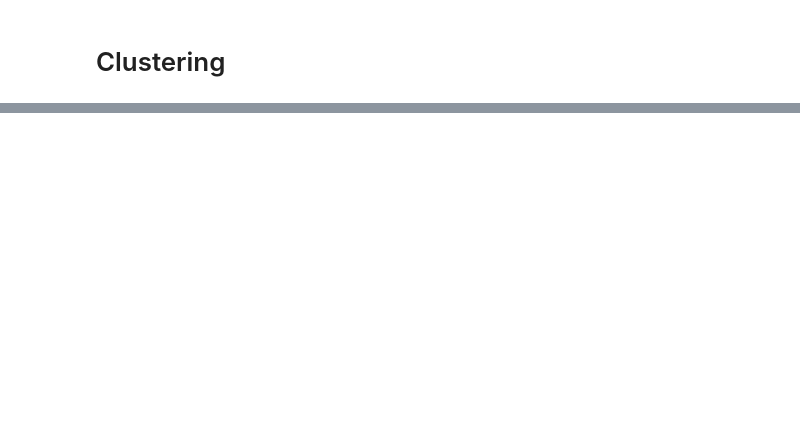
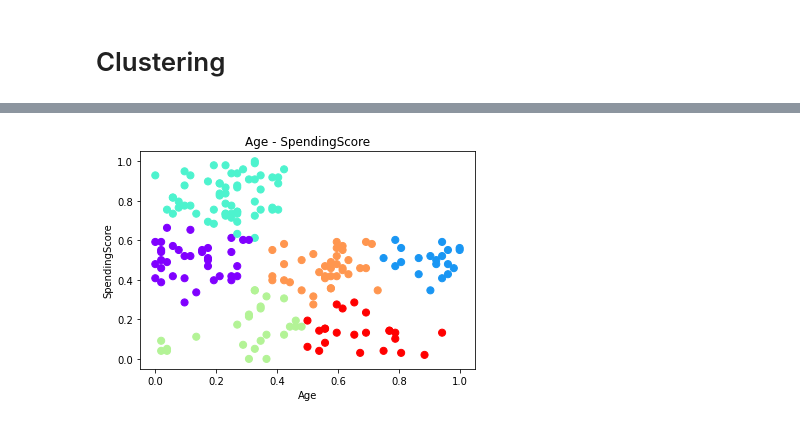
Before and after one commit to HantsonAlec/Portfolio, a Jupyter notebook: Unsupervised_Learning/Unsupervised_Learning_Clustering.ipynb, the cells around one changed output, grey strips where cells are left out. Cells and saved outputs as stored; diff of their text form; code cells hidden in the pictures; blank space fills up the shorter version.

```diff
--- a/Unsupervised_Learning/Unsupervised_Learning_Clustering.ipynb
+++ b/Unsupervised_Learning/Unsupervised_Learning_Clustering.ipynb
@@ -756,0 +108,11 @@ Een veel gebruikte techniek is Non-Maximum Suppression: https://www.pyimagesearc
+# %%
+#KMeans
+est = KMeans(6)
+est.fit(X)
+y_kmeans = est.predict(X)
+plt.title("Age - SpendingScore")
+plt.xlabel("Age")
+plt.ylabel("SpendingScore")
+plt.scatter(X[:, 0], X[:, 1], c=y_kmeans, s=50, cmap='rainbow');
+# %% [output]
+[figure, added]
```
Also changed, not shown: parts of 63 cells of this notebook.
